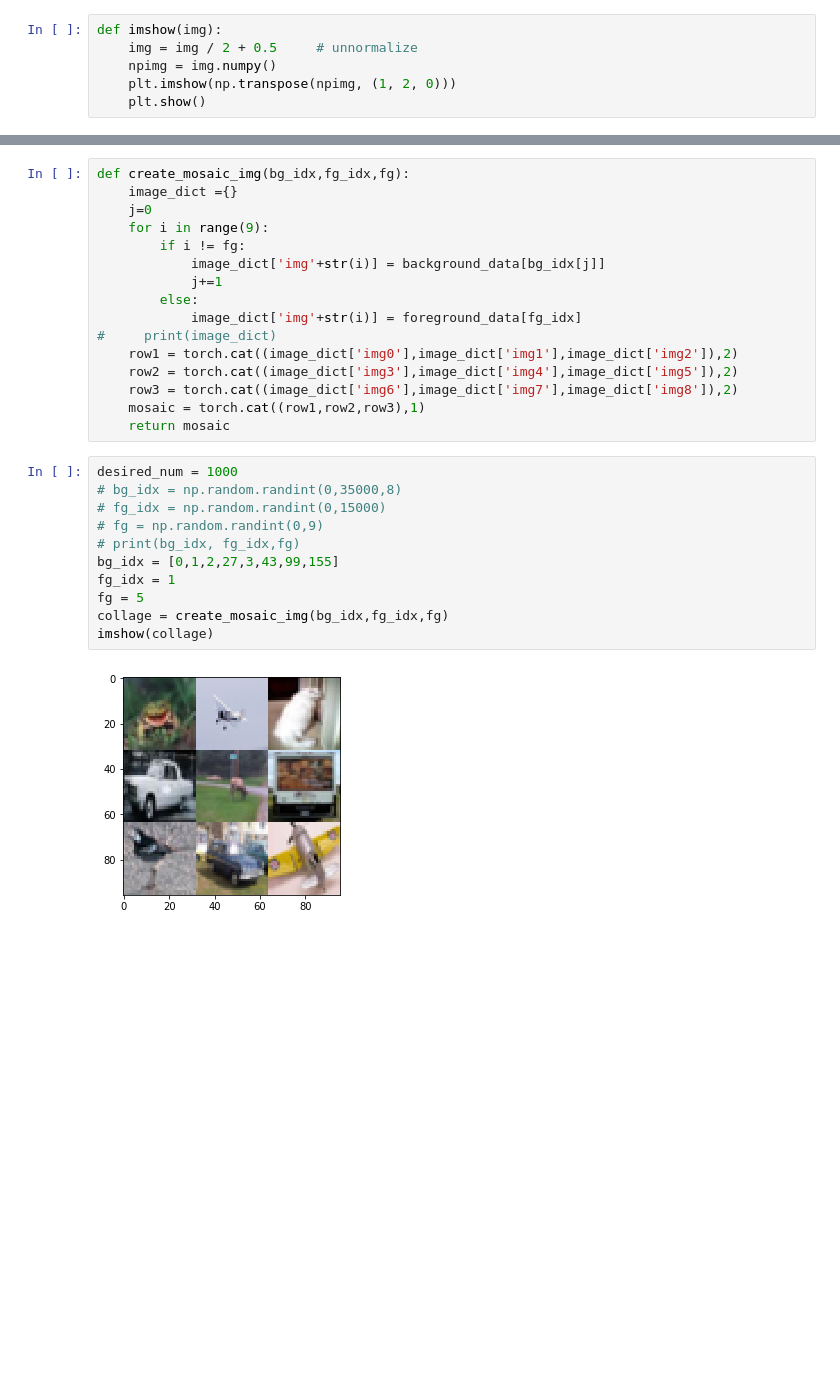
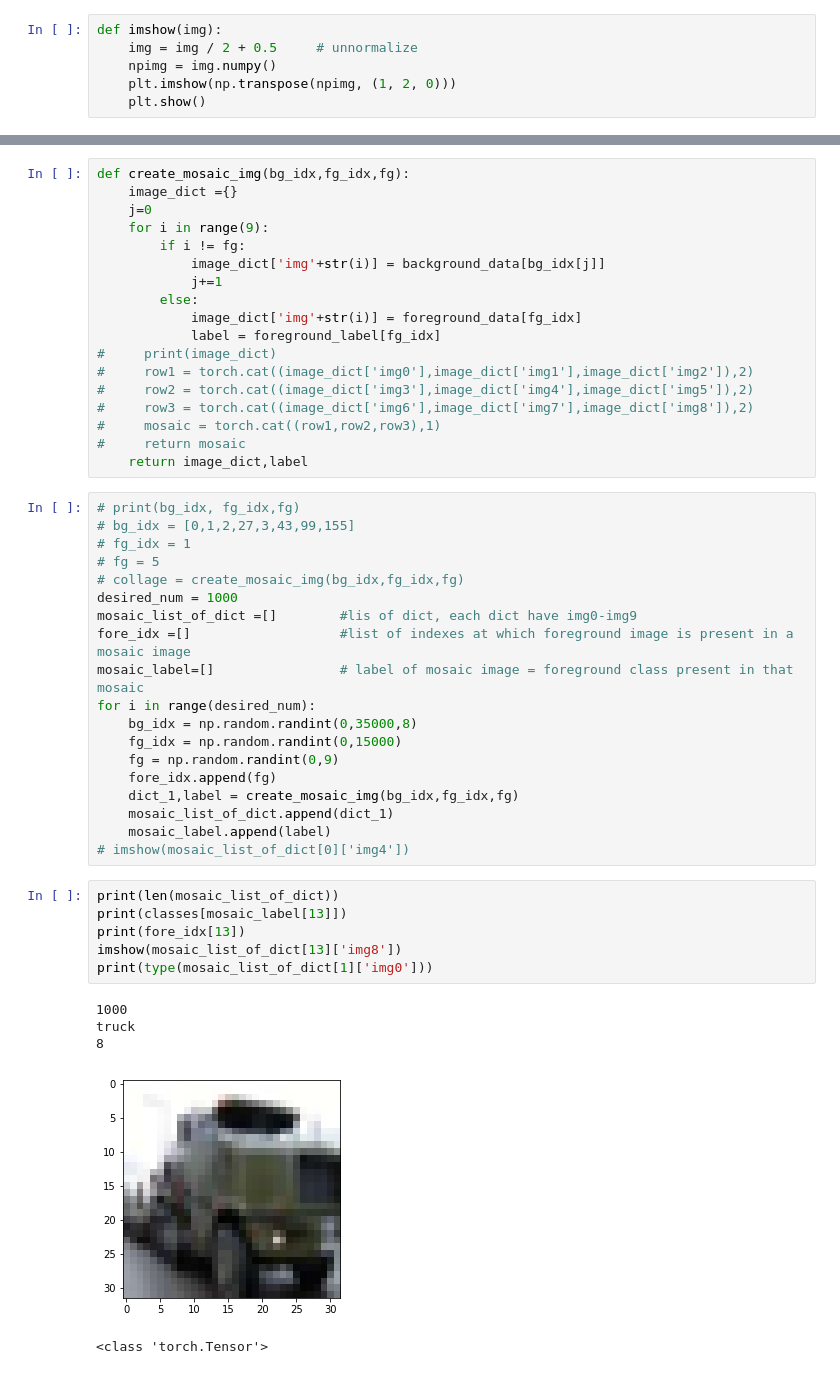
Before and after one commit to lnpandey/IITM_Research_Interpretability_of_Attention_Networks, a Jupyter notebook: Selective data generation/selective block data generation.ipynb, the cells around one changed output, grey strips where cells are left out. Saved outputs shown, nothing was run; the diff lists cells and outputs as text; blank space fills up the shorter version.

```diff
--- a/Selective data generation/selective block data generation.ipynb
+++ b/Selective data generation/selective block data generation.ipynb
@@ -121,23 +134,43 @@ def create_mosaic_img(bg_idx,fg_idx,fg):
             j+=1
         else:
             image_dict['img'+str(i)] = foreground_data[fg_idx]
+            label = foreground_label[fg_idx]
 #     print(image_dict)
-    row1 = torch.cat((image_dict['img0'],image_dict['img1'],image_dict['img2']),2)
-    row2 = torch.cat((image_dict['img3'],image_dict['img4'],image_dict['img5']),2)
-    row3 = torch.cat((image_dict['img6'],image_dict['img7'],image_dict['img8']),2)
-    mosaic = torch.cat((row1,row2,row3),1)
-    return mosaic
+#     row1 = torch.cat((image_dict['img0'],image_dict['img1'],image_dict['img2']),2)
+#     row2 = torch.cat((image_dict['img3'],image_dict['img4'],image_dict['img5']),2)
+#     row3 = torch.cat((image_dict['img6'],image_dict['img7'],image_dict['img8']),2)
+#     mosaic = torch.cat((row1,row2,row3),1)
+#     return mosaic
+    return image_dict,label
-# %%
-desired_num = 1000
-# bg_idx = np.random.randint(0,35000,8)
-# fg_idx = np.random.randint(0,15000)
-# fg = np.random.randint(0,9)
-# print(bg_idx, fg_idx,fg)
-bg_idx = [0,1,2,27,3,43,99,155]
-fg_idx = 1
-fg = 5
-collage = create_mosaic_img(bg_idx,fg_idx,fg)
-imshow(collage)
-# %% [output]
-[figure, removed]
+# %%
+# print(bg_idx, fg_idx,fg)
+# bg_idx = [0,1,2,27,3,43,99,155]
+# fg_idx = 1
+# fg = 5
+# collage = create_mosaic_img(bg_idx,fg_idx,fg)
+desired_num = 1000
+mosaic_list_of_dict =[]        #lis of dict, each dict have img0-img9
+fore_idx =[]                   #list of indexes at which foreground image is present in a mosaic image
+mosaic_label=[]                # label of mosaic image = foreground class present in that mosaic
+for i in range(desired_num):
+    bg_idx = np.random.randint(0,35000,8)
+    fg_idx = np.random.randint(0,15000)
+    fg = np.random.randint(0,9)
+    fore_idx.append(fg)
+    dict_1,label = create_mosaic_img(bg_idx,fg_idx,fg)
+    mosaic_list_of_dict.append(dict_1)
+    mosaic_label.append(label)
+# imshow(mosaic_list_of_dict[0]['img4'])
+# %%
+print(len(mosaic_list_of_dict))
+print(classes[mosaic_label[13]])
+print(fore_idx[13])
+imshow(mosaic_list_of_dict[13]['img8'])
+print(type(mosaic_list_of_dict[1]['img0']))
+# %% [output]
+1000
+truck
+8
+[figure, added]
+<class 'torch.Tensor'>
 # %%
```
Also changed, not shown: parts of 13 cells of this notebook.
